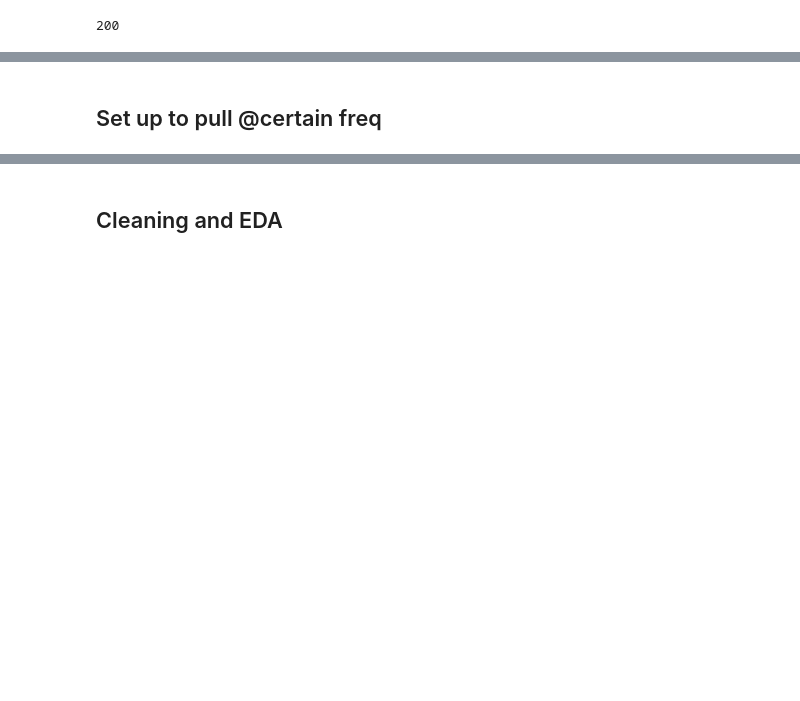
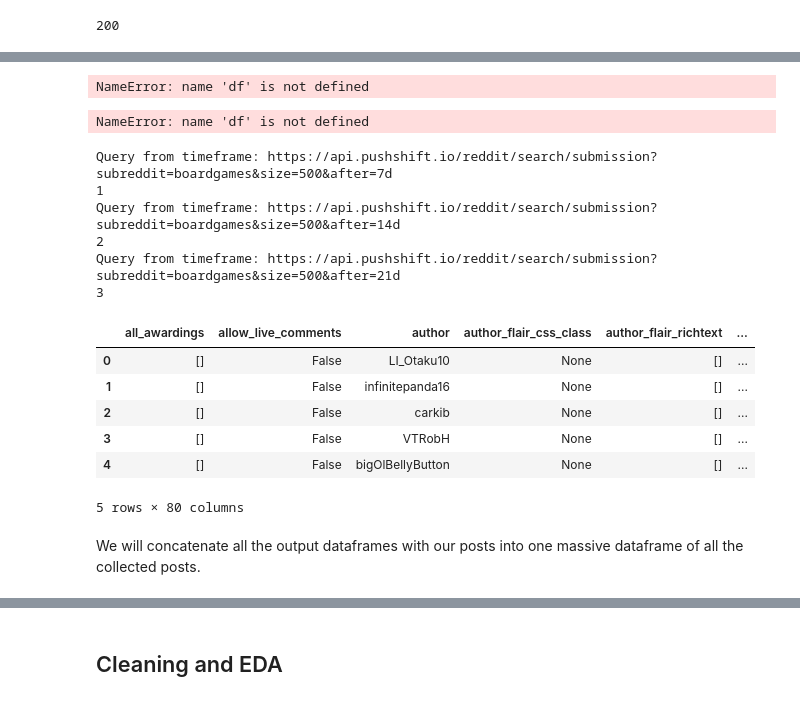
Before and after one commit to cotica/reddit_classifier, a Jupyter notebook: code/Project-3-Scaping-Subreddits-orig.ipynb, the cells around one changed output, grey strips where cells are left out. Drawn from its saved outputs; the diff is of its cells as text; code cells hidden in the pictures; blank space fills up the shorter version.

```diff
--- a/code/Project-3-Scaping-Subreddits-orig.ipynb
+++ b/code/Project-3-Scaping-Subreddits-orig.ipynb
@@ -118,0 +110,13 @@ note: orig just means it's not a link post
+# %%
+print(type(res)) #check attrs
+
+data = res.json() #get the content in JSON format
+
+posts = data['data'][0] #Fetch the list of first posts
+
+#verify what we got
+print(posts)
+
+print(type(posts))
+
+print(data.keys())
@@ -122,0 +264,11 @@ len(posts)
+# %%
+#define endpoint
+base_url = 'https://api.pushshift.io/reddit/search/submission'
+
+#update params
+subreddit = 'MovieDetails'
+size = 100
+
+#construct URL
+stem = f'{base_url}?subreddit={subreddit}&size={size}'
+stem
@@ -122,0 +283,4 @@ len(posts)
+# %%
+days = 30
+url = f'{stem}&after={days}d'
+url
@@ -122,0 +289,11 @@ len(posts)
+# %%
+#verify output
+
+res=requests.get(url)
+assert res.status_code == 200
+json_data = res.json()
+
+results_df = pd.DataFrame(json_data['data'])[subfields]
+
+results_df[
+    'created_utc'].map(dt.date.fromtimestamp).head()
@@ -176,2 +365,27 @@ dt.date.fromtimestamp)
-# %% [markdown]
-## Set up to pull @certain freq
+# %%
+type(df)
+# %% [output]
+NameError: name 'df' is not defined
+# %%
+df.columns
+# %% [output]
+NameError: name 'df' is not defined
+# %%
+df1 = fetch_posts(subreddit)
+df1.head()
+# %% [output]
+Query from timeframe: https://api.pushshift.io/reddit/search/submission?subreddit=boardgames&size=500&after=7d
+1
+Query from timeframe: https://api.pushshift.io/reddit/search/submission?subreddit=boardgames&size=500&after=14d
+2
+Query from timeframe: https://api.pushshift.io/reddit/search/submission?subreddit=boardgames&size=500&after=21d
+3
+|  | all_awardings | allow_live_comments | author | author_flair_css_class | author_flair_richtext | ... |
+| 0 | [] | False | LI_Otaku10 | None | [] | ... |
+| 1 | [] | False | infinitepanda16 | None | [] | ... |
+| 2 | [] | False | carkib | None | [] | ... |
+| 3 | [] | False | VTRobH | None | [] | ... |
+| 4 | [] | False | bigOlBellyButton | None | [] | ... |
+5 rows × 80 columns
+# %% [markdown]
+We will concatenate all the output dataframes with our posts into one massive dataframe of all the collected posts.
```
Also changed, not shown: parts of 76 cells of this notebook.
